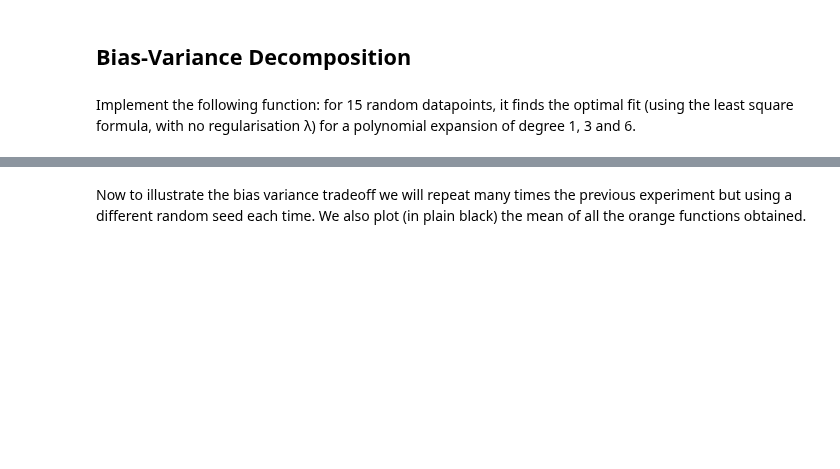
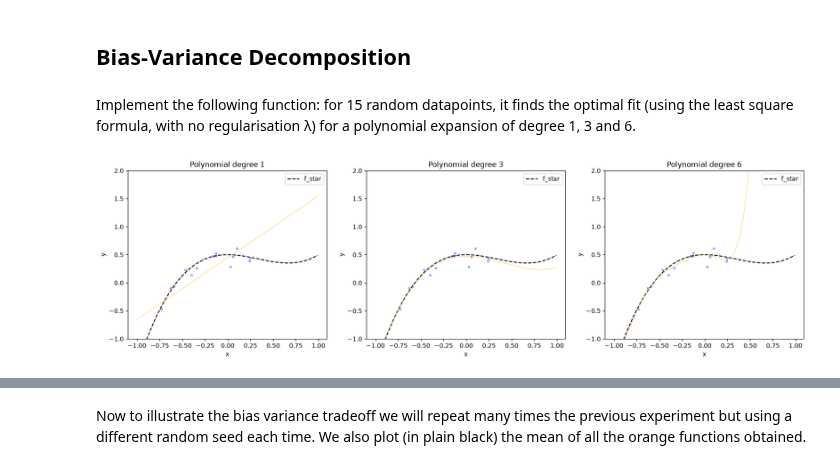
Before and after one commit to namtran227/ML_course, a Jupyter notebook: labs/ex04/template/ex04.ipynb, the cells around one changed output, grey strips where cells are left out. Saved outputs shown, nothing was run; the diff lists cells and outputs as text; code cells hidden in the pictures; blank space fills up the shorter version.

```diff
--- a/labs/ex04/template/ex04.ipynb
+++ b/labs/ex04/template/ex04.ipynb
@@ -221,34 +285,38 @@ from least_squares import least_squares
 
 
 def bias_variance_one_seed(sigma, degrees, seed):
     """One run of the optimal fit for 15 random points and different polynomial expansion degrees.
 
     Args:
         sigma: scalar, noise variance
         degrees: shape = (3,), 3 different degrees to consider
         seed: integer, random see
     Returns:
     """
 
     # we will generate 15 random datapoints from the [-1, 1] uniform distribuion
     num_data = 15
     np.random.seed(seed)  # set random seed for reproducibility
     xs = np.random.uniform(-1, 1, num_data)
     # the outputs will be f_star(x) + some random gaussian noise of variance sigma**2
     ys = f_star(xs) + sigma * np.random.randn(num_data)
 
     fig, axs = plt.subplots(1, len(degrees), figsize=(20, 5))
     for index_degree, degree in enumerate(degrees):
         # ***************************************************
         # INSERT YOUR CODE HERE
         # ***************************************************
-
+        x = build_poly(xs, degree)
+        w, mse = least_squares(ys, x)
         plot_fstar(axs[index_degree])
+        plot_poly(xs, ys, w, degree, axs[index_degree])
         axs[index_degree].legend()
     plt.show()
 
 
 bias_variance_one_seed(0.1, [1, 3, 6], seed=2)
+# %% [output]
+[figure, added]
 # %% [markdown]
 Your output should ressemble (for seed = 2) to this:
 ![alt text](bias_variance_one_run.png)
```
Also changed, not shown: parts of 9 cells of this notebook, 4 other files.
